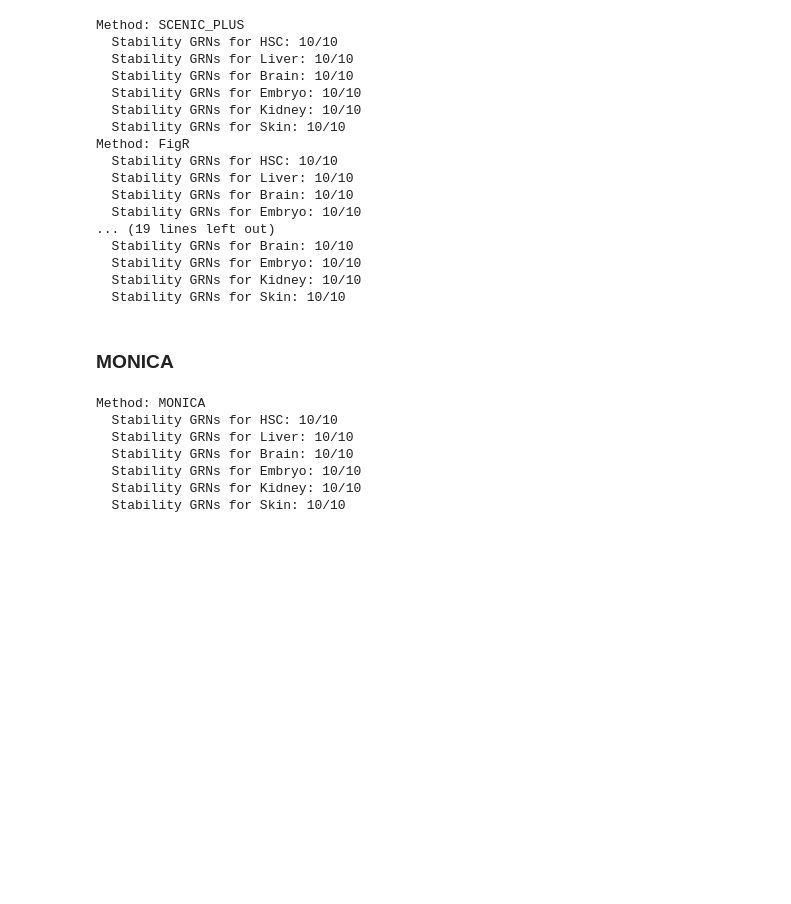
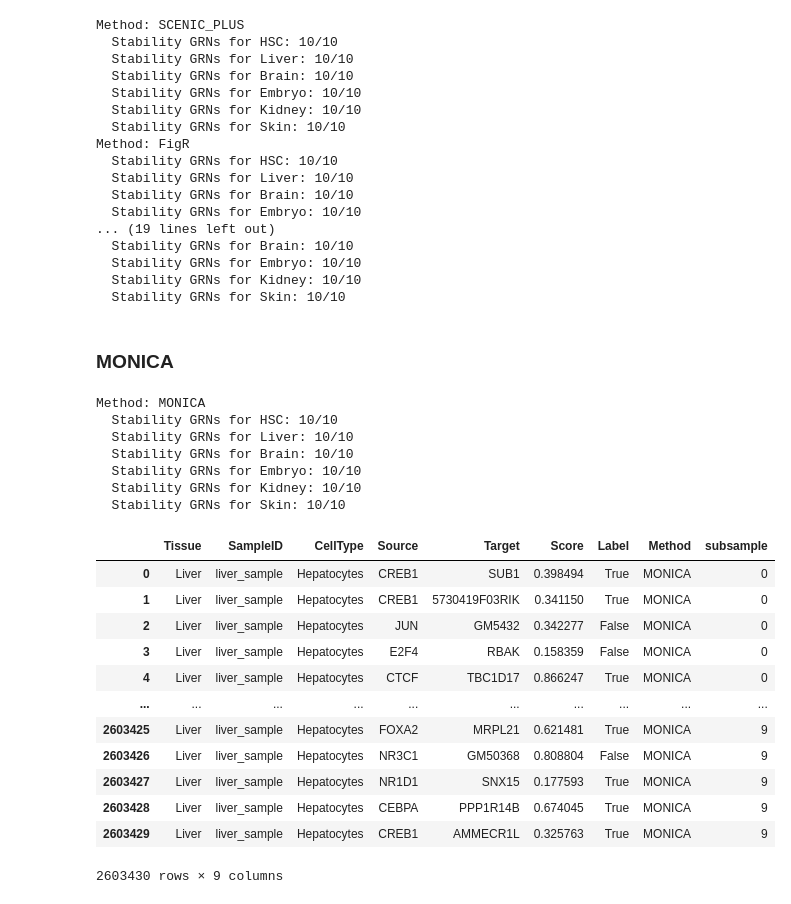
Before and after one commit to emoeller80281/Custom_GRN_Inference, a Jupyter notebook: TETHER/scripts/stability.ipynb, the cells around one changed output. Cells and saved outputs as stored; diff of their text form; code cells hidden in the pictures; blank space fills up the shorter version.

```diff
--- a/TETHER/scripts/stability.ipynb
+++ b/TETHER/scripts/stability.ipynb
@@ -165,19 +186,27 @@ Method: FigR
 monica_grn_dir = Path("/gpfs/Labs/Uzun/SCRIPTS/PROJECTS/2024.SINGLE_CELL_GRN_INFERENCE.MOELLER/TETHER/testing_results/stability_results/celltype_holdout_models")
 
 def load_monica_grns(monica_grn_dir: Path):
-    monica_grn_dict = {}
+    monica_grn_dict = {"MONICA": {}}
 
     print("Method: MONICA")
     for tissue_type in subsample_cell_dict.keys():
         num_subsamples = len(subsample_cell_dict[tissue_type]["subsamples"].keys())
 
         existing_subsample_grns = 0
+        monica_subsamples = []
         for subsample_num in range(num_subsamples):
             grn_file = f"subsample_{subsample_num}_grn.csv"
             if (monica_grn_dir / tissue_type / grn_file).exists():
                 existing_subsample_grns += 1
 
-                monica_grn_dict[tissue_type] = pd.read_csv(monica_grn_dir / tissue_type / grn_file)
+                monica_grn = pd.read_csv(monica_grn_dir / tissue_type / grn_file)
+
+                monica_grn["Method"] = "MONICA"
+                monica_grn["Tissue"] = tissue_type
+                monica_grn["subsample"] = subsample_num
+
+                monica_subsamples.append(monica_grn)
+        monica_grn_dict["MONICA"][tissue_type] = pd.concat(monica_subsamples, ignore_index=True)
         print(f"  Stability GRNs for {tissue_type}: {existing_subsample_grns}/{num_subsamples}")
 
     return monica_grn_dict
@@ -191,3 +220,19 @@ Method: MONICA
   Stability GRNs for Embryo: 10/10
   Stability GRNs for Kidney: 10/10
   Stability GRNs for Skin: 10/10
+# %%
+monica_grn_dict["MONICA"]["Liver"]
+# %% [output]
+|  | Tissue | SampleID | CellType | Source | Target | Score | Label | Method | subsample |
+| 0 | Liver | liver_sample | Hepatocytes | CREB1 | SUB1 | 0.398494 | True | MONICA | 0 |
+| 1 | Liver | liver_sample | Hepatocytes | CREB1 | 5730419F03RIK | 0.341150 | True | MONICA | 0 |
+| 2 | Liver | liver_sample | Hepatocytes | JUN | GM5432 | 0.342277 | False | MONICA | 0 |
+| 3 | Liver | liver_sample | Hepatocytes | E2F4 | RBAK | 0.158359 | False | MONICA | 0 |
+| 4 | Liver | liver_sample | Hepatocytes | CTCF | TBC1D17 | 0.866247 | True | MONICA | 0 |
+| ... | ... | ... | ... | ... | ... | ... | ... | ... | ... |
+| 2603425 | Liver | liver_sample | Hepatocytes | FOXA2 | MRPL21 | 0.621481 | True | MONICA | 9 |
+| 2603426 | Liver | liver_sample | Hepatocytes | NR3C1 | GM50368 | 0.808804 | False | MONICA | 9 |
+| 2603427 | Liver | liver_sample | Hepatocytes | NR1D1 | SNX15 | 0.177593 | True | MONICA | 9 |
+| 2603428 | Liver | liver_sample | Hepatocytes | CEBPA | PPP1R14B | 0.674045 | True | MONICA | 9 |
+| 2603429 | Liver | liver_sample | Hepatocytes | CREB1 | AMMECR1L | 0.325763 | True | MONICA | 9 |
+2603430 rows × 9 columns
```
Also changed, not shown: parts of 7 cells of this notebook, 9 other files.
